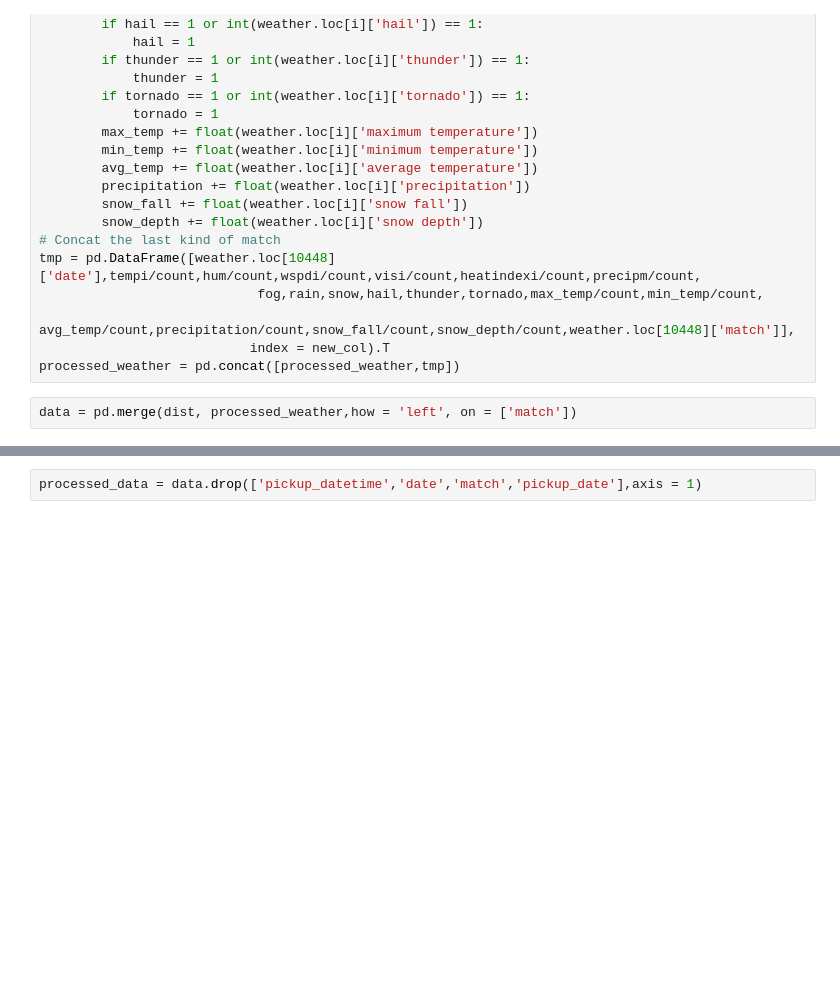
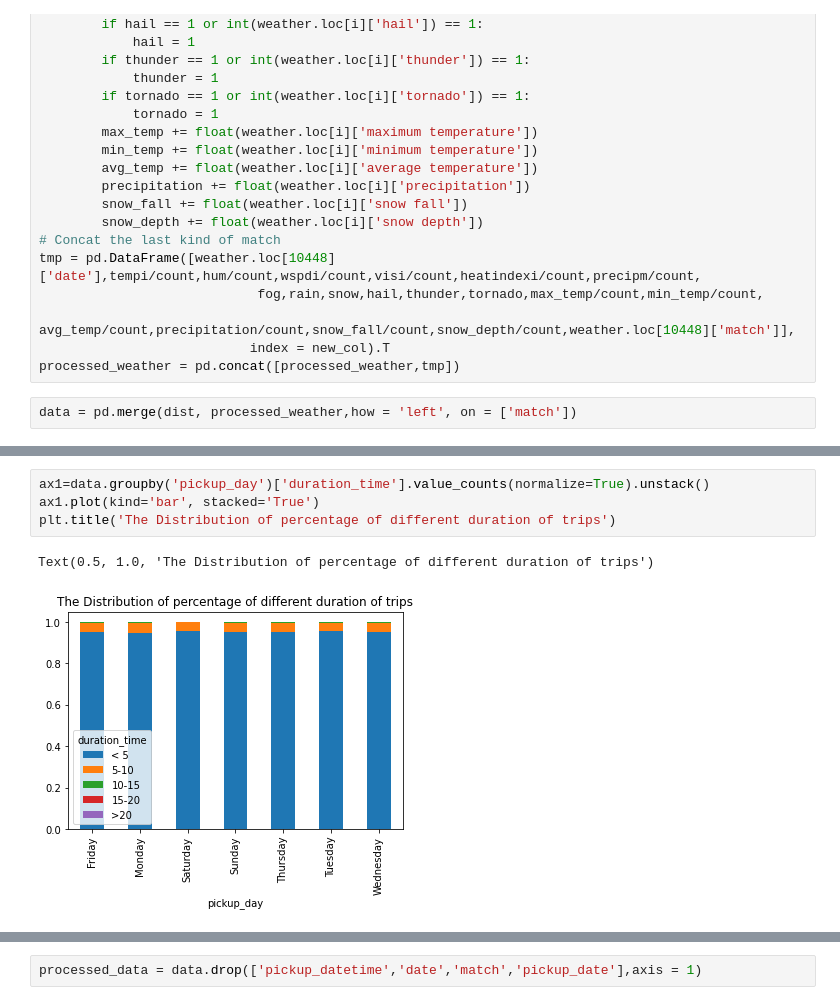
Before and after one commit to Tianyu9748/CS440, a Jupyter notebook: 440_project.ipynb, the cells around one changed output, grey strips where cells are left out. Cells and saved outputs as stored; diff of their text form; blank space fills up the shorter version.

```diff
--- a/440_project.ipynb
+++ b/440_project.ipynb
@@ -252,0 +323,7 @@ data = pd.merge(dist, processed_weather,how = 'left', on = ['match'])
+# %%
+ax1=data.groupby('pickup_day')['duration_time'].value_counts(normalize=True).unstack()
+ax1.plot(kind='bar', stacked='True')
+plt.title('The Distribution of percentage of different duration of trips')
+# %% [output]
+Text(0.5, 1.0, 'The Distribution of percentage of different duration of trips')
+[figure, added]
```
Also changed, not shown: parts of 36 cells of this notebook.
